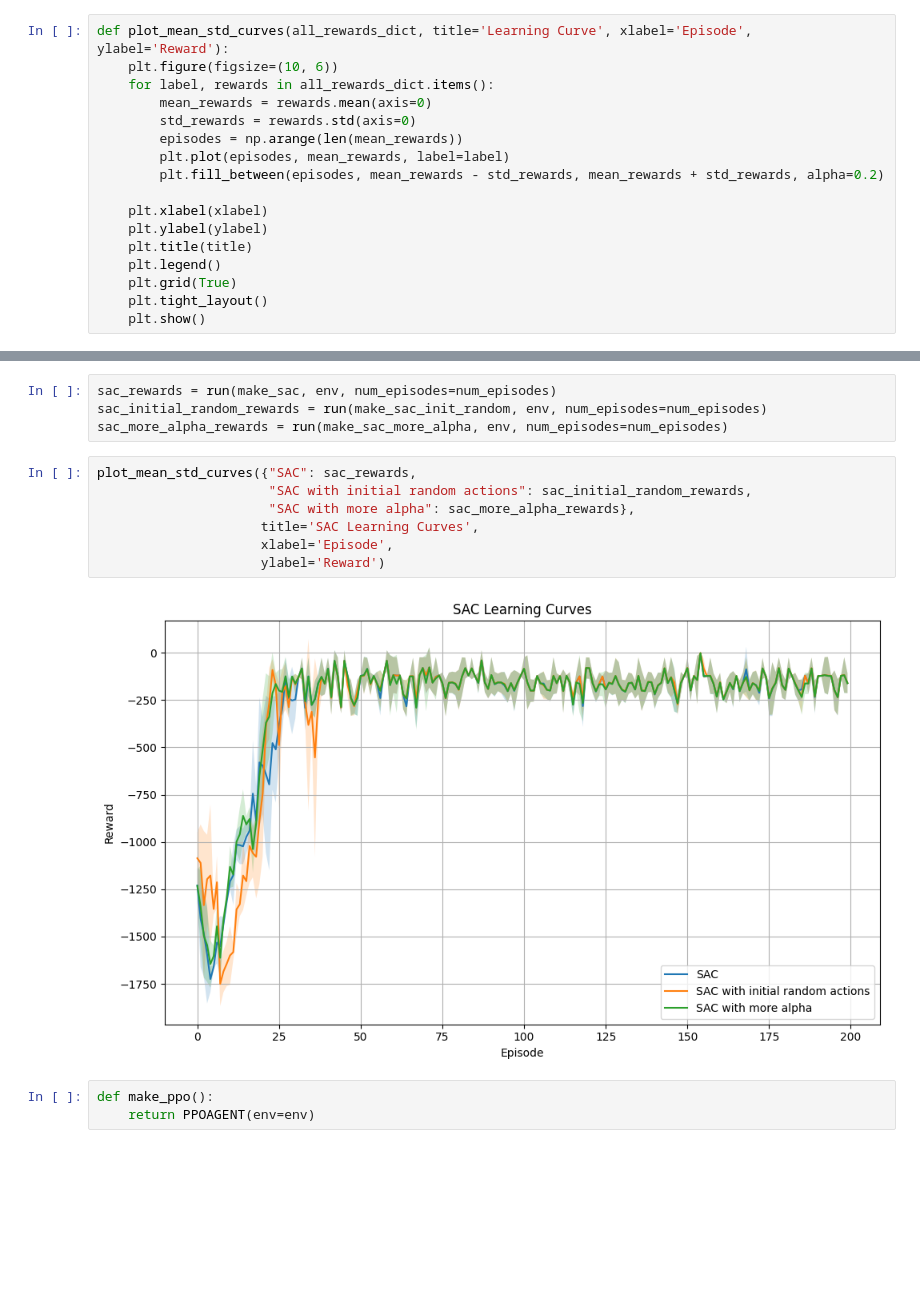
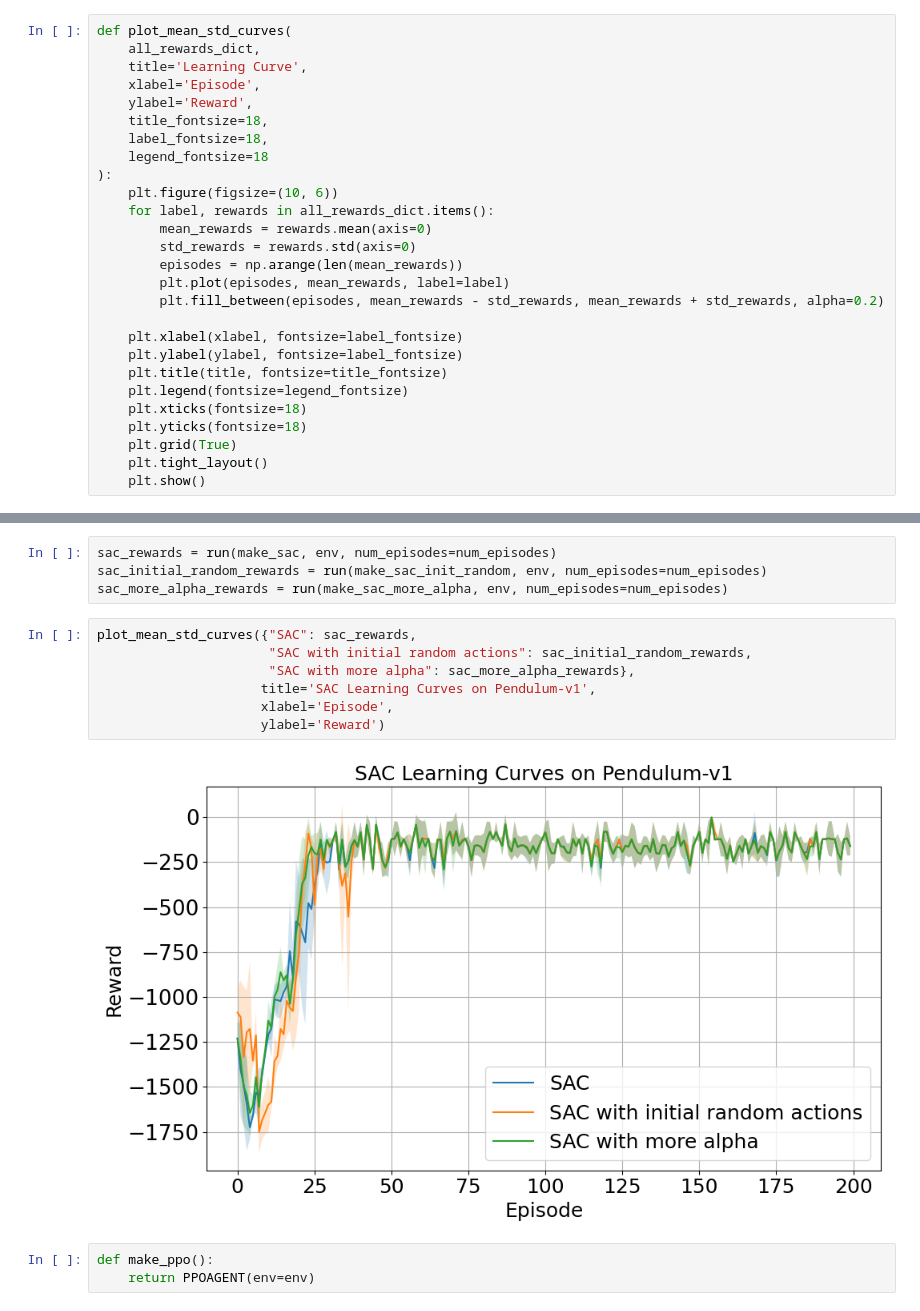
Before and after one commit to tugbatumer/rl_project, a Jupyter notebook: continuous_experiments.ipynb, the cells around one changed output, grey strips where cells are left out. Cells and saved outputs as stored; diff of their text form; blank space fills up the shorter version.

```diff
--- a/continuous_experiments.ipynb
+++ b/continuous_experiments.ipynb
@@ -13,7 +13,15 @@ from PPO import PPOAGENT
 from SAC import SACAgent
 from TD3 import TD3Agent
 # %%
-def plot_mean_std_curves(all_rewards_dict, title='Learning Curve', xlabel='Episode', ylabel='Reward'):
+def plot_mean_std_curves(
+    all_rewards_dict,
+    title='Learning Curve',
+    xlabel='Episode',
+    ylabel='Reward',
+    title_fontsize=18,
+    label_fontsize=18,
+    legend_fontsize=18
+):
     plt.figure(figsize=(10, 6))
     for label, rewards in all_rewards_dict.items():
         mean_rewards = rewards.mean(axis=0)
@@ -22,10 +30,12 @@ def plot_mean_std_curves(all_rewards_dict, title='Learning Curve', xlabel='Episo
         plt.plot(episodes, mean_rewards, label=label)
         plt.fill_between(episodes, mean_rewards - std_rewards, mean_rewards + std_rewards, alpha=0.2)
 
-    plt.xlabel(xlabel)
-    plt.ylabel(ylabel)
-    plt.title(title)
-    plt.legend()
+    plt.xlabel(xlabel, fontsize=label_fontsize)
+    plt.ylabel(ylabel, fontsize=label_fontsize)
+    plt.title(title, fontsize=title_fontsize)
+    plt.legend(fontsize=legend_fontsize)
+    plt.xticks(fontsize=18)
+    plt.yticks(fontsize=18)
     plt.grid(True)
     plt.tight_layout()
     plt.show()
@@ -99,12 +109,12 @@ sac_more_alpha_rewards = run(make_sac_more_alpha, env, num_episodes=num_episodes
 # %%
 plot_mean_std_curves({"SAC": sac_rewards,
                       "SAC with initial random actions": sac_initial_random_rewards,
                       "SAC with more alpha": sac_more_alpha_rewards},
-                     title='SAC Learning Curves',
+                     title='SAC Learning Curves on Pendulum-v1',
                      xlabel='Episode',
                      ylabel='Reward')
 # %% [output]
-[figure, old version]
+[figure, new version]
 # %%
 def make_ppo():
     return PPOAGENT(env=env)
```
Also changed, not shown: parts of 3 cells of this notebook.
